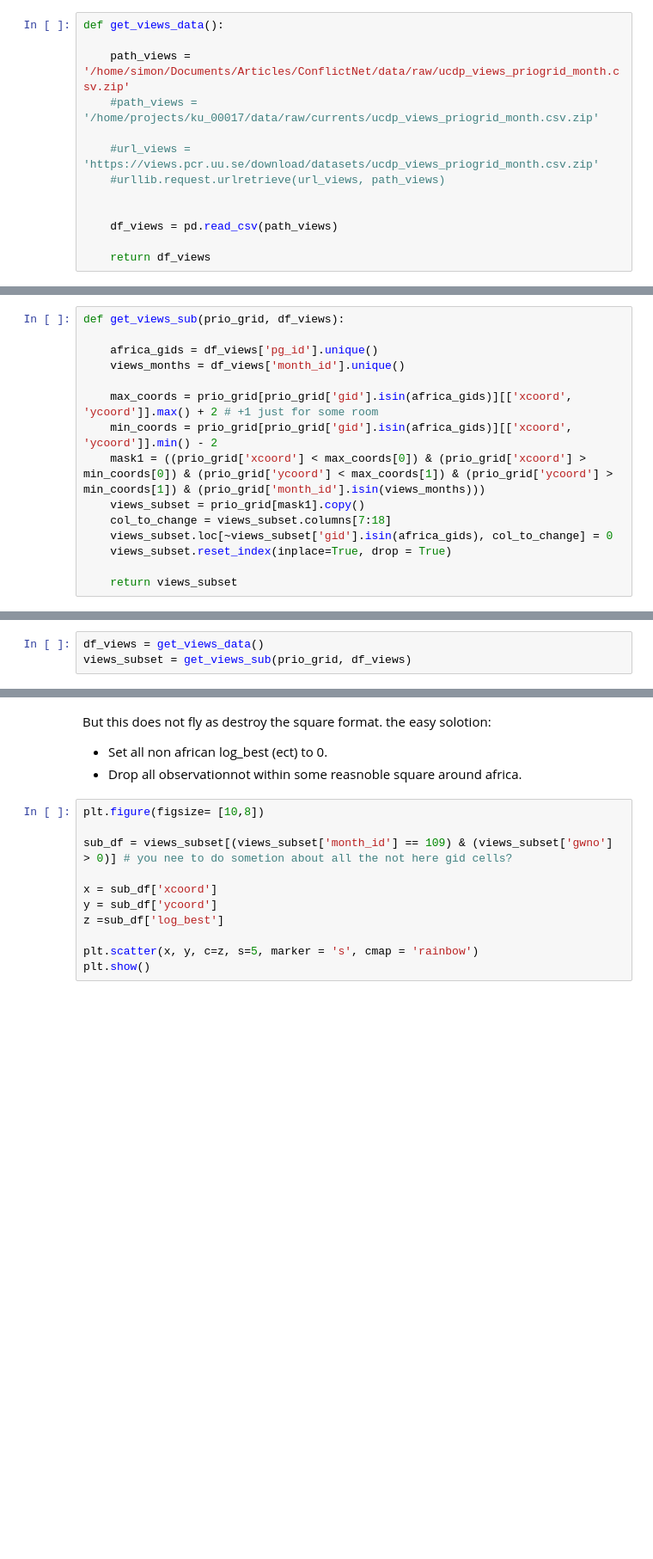
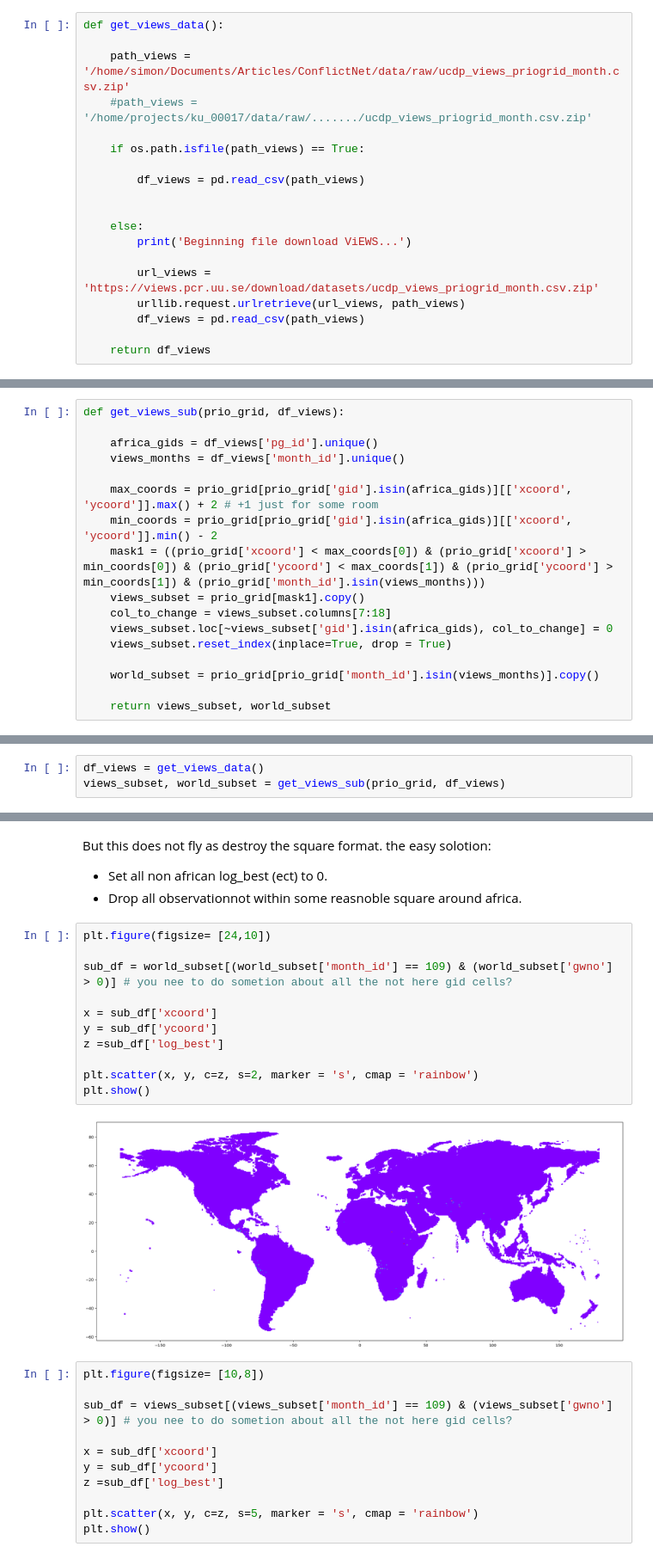
Before and after one commit to Polichinel/HydraNet_001, a Jupyter notebook: makeDataViews.ipynb, the cells around one changed output, grey strips where cells are left out. Shown at 86% size. Drawn from its saved outputs; the diff is of its cells as text; blank space fills up the shorter version.

Commit message:
auto download

```diff
--- a/makeDataViews.ipynb
+++ b/makeDataViews.ipynb
@@ -102,13 +102,19 @@ def get_ucdp():
 def get_views_data():
 
     path_views = '/home/simon/Documents/Articles/ConflictNet/data/raw/ucdp_views_priogrid_month.csv.zip'
-    #path_views = '/home/projects/ku_00017/data/raw/currents/ucdp_views_priogrid_month.csv.zip'
+    #path_views = '/home/projects/ku_00017/data/raw/......./ucdp_views_priogrid_month.csv.zip'
 
-    #url_views = 'https://views.pcr.uu.se/download/datasets/ucdp_views_priogrid_month.csv.zip'
-    #urllib.request.urlretrieve(url_views, path_views)
+    if os.path.isfile(path_views) == True:
+
+        df_views = pd.read_csv(path_views)
 
 
-    df_views = pd.read_csv(path_views)
+    else:
+        print('Beginning file download ViEWS...')
+
+        url_views = 'https://views.pcr.uu.se/download/datasets/ucdp_views_priogrid_month.csv.zip'
+        urllib.request.urlretrieve(url_views, path_views)
+        df_views = pd.read_csv(path_views)
 
     return df_views
 # %%
@@ -177,7 +183,9 @@ def get_views_sub(prio_grid, df_views):
     views_subset.loc[~views_subset['gid'].isin(africa_gids), col_to_change] = 0
     views_subset.reset_index(inplace=True, drop = True)
 
-    return views_subset
+    world_subset = prio_grid[prio_grid['month_id'].isin(views_months)].copy()
+
+    return views_subset, world_subset
 # %%
 def make_volumn(df):
 
@@ -211,4 +219,4 @@ file already downloaded
 (9331200, 21)
 # %%
 df_views = get_views_data()
-views_subset = get_views_sub(prio_grid, df_views)
+views_subset, world_subset = get_views_sub(prio_grid, df_views)
@@ -222,6 +245,19 @@ But this does not fly as destroy the square format.
 the easy solotion:
 - Set all non african log_best (ect) to 0.
 - Drop all observationnot within some reasnoble square around africa.
+# %%
+plt.figure(figsize= [24,10])
+
+sub_df = world_subset[(world_subset['month_id'] == 109) & (world_subset['gwno'] > 0)] # you nee to do sometion about all the not here gid cells?
+
+x = sub_df['xcoord']
+y = sub_df['ycoord']
+z =sub_df['log_best']
+
+plt.scatter(x, y, c=z, s=2, marker = 's', cmap = 'rainbow')
+plt.show()
+# %% [output]
+[figure, added]
 # %%
 plt.figure(figsize= [10,8])
 
```
Also changed, not shown: parts of 5 cells of this notebook.
